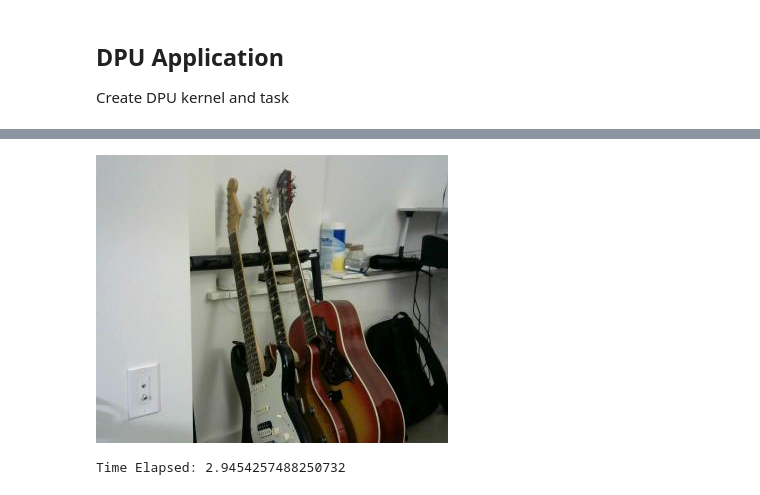
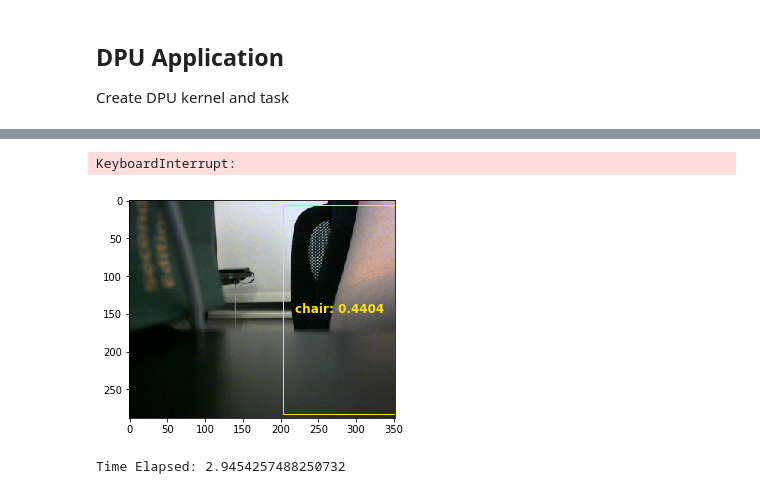
Before and after one commit to Ashment/DP_NNInference, a Jupyter notebook: Realtime Webcam Inference.ipynb, the cells around one changed output, grey strips where cells are left out. Saved outputs shown, nothing was run; the diff lists cells and outputs as text; code cells hidden in the pictures.

```diff
--- a/Realtime Webcam Inference.ipynb
+++ b/Realtime Webcam Inference.ipynb
@@ -81,6 +170,16 @@ def get_frame(cam):
     ret, frame = cam.read()
 
     return frame
+# %%
+def get_and_prep(cam):
+    # Get Frame
+    _, frame = cam.read()
+    frame = cv2.cvtColor(frame, cv2.COLOR_BGR2RGB)
+
+    frame_size = frame.shape[:2]
+    frame_data = np.array(pre_process(frame, (416, 416)), dtype=np.float32)
+
+    return frame, frame_size, frame_data
 # %%
 def get_camera_indexes(max=5):
     # ref: https://stackoverflow.com/a/53310665/3553367
@@ -158,43 +256,53 @@ curFrameNum = 0
 
 def work(progress):
     while curFrameNum <= totalFrames:
         time.sleep(1)
         progress.value = curFrameNum / totalFrames
 
 progressThread = threading.Thread(target=work, args=(progress,))
 display(progress)
 progressThread.start()
 
+fig, ax = plt.subplots(1)
+
 for curFrame in range(1, totalFrames+1):
     curFrameNum = curFrame
     t1 = time.time()
 
-    # Captuer Frame
-    frame = get_frame(webcam.get("cam"))
+    # Capture the frame and run inference.
+    frame, frame_size, frame_data = get_and_prep(webcam.get("cam"))
+    yolo_outputs = DPUClassify(task, frame_data)
+    boxes, scores, classes = evaluate(yolo_outputs, frame_size,
+                                  class_names, anchors)
 
     # Convert the image from OpenCV BGR format to matplotlib RGB format
     # to display the image
-    frame = cv2.cvtColor(frame, cv2.COLOR_BGR2RGB)
-    displayid = webcam.get('displayid')
-    if displayid is not None:
-        showarray(frame, displayid)
-    else:
-        display_handle = showarray(frame)
-        webcam['displayid'] = display_handle.display_id
+#    frame = cv2.cvtColor(frame, cv2.COLOR_BGR2RGB)
+#    displayid = webcam.get('displayid')
+
+#    if displayid is not None:
+#        showarray(frame, displayid)
+#    else:
+#        display_handle = showarray(frame)
+#        webcam['displayid'] = display_handle.display_id
+
+    draw_with_boxes(frame, boxes, scores, classes, fig, ax)
+
 
     t2 = time.time()
 
     with fps_output:
         print("Frame: %d of %d" % (curFrame, totalFrames))
         print("%f FPS" % (1/(t2-t1)))
         # Display the frame info until new frame is available
         IPython.display.clear_output(wait=True)
 
 
 webcam.get("cam").release()
 # %% [output]
 [interactive output not drawn]
+KeyboardInterrupt:
-[figure, old version]
+[figure, new version]
 # %%
 webcam.get("cam").release()
 imgshow = None
```
Also changed, not shown: parts of 5 cells of this notebook, 4 other files.
